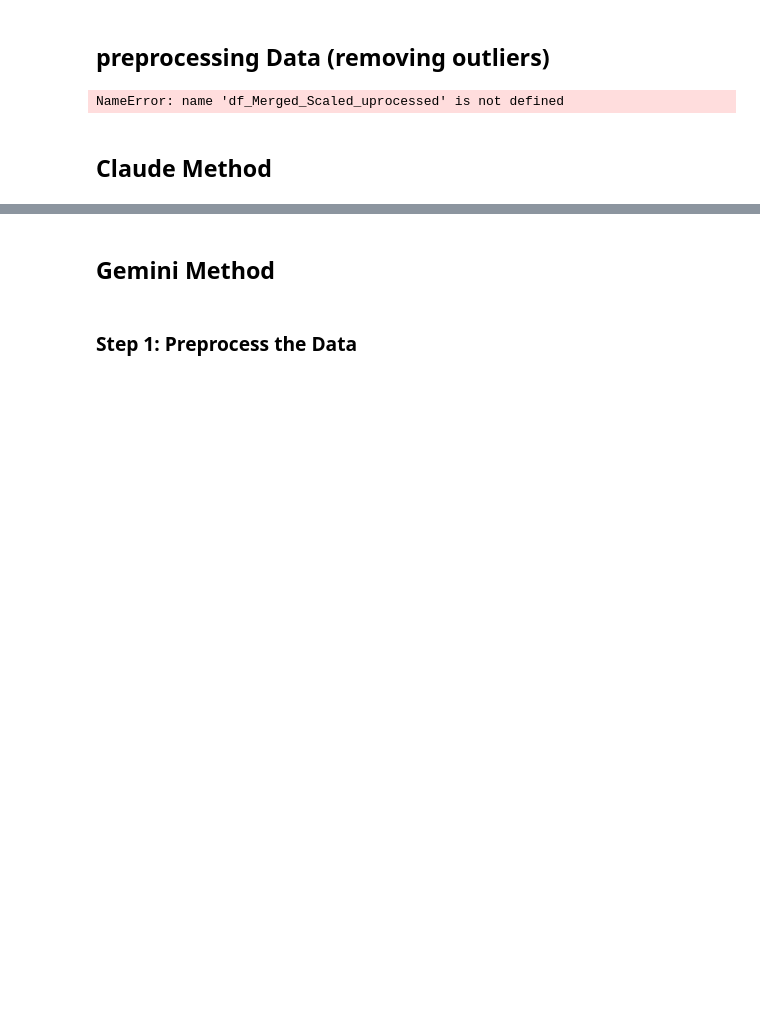
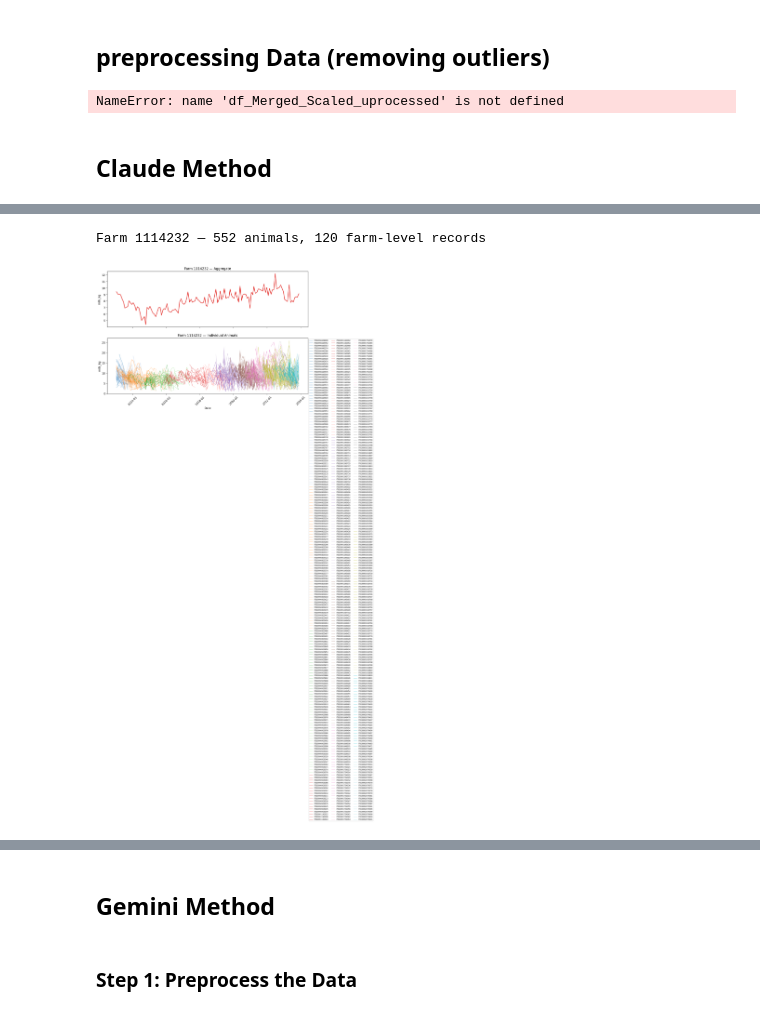
Before and after one commit to smsag99/Thesis, a Jupyter notebook: codes/Hierchical_Structure.ipynb, the cells around one changed output, grey strips where cells are left out. Cells and saved outputs as stored; diff of their text form; code cells hidden in the pictures; blank space fills up the shorter version.

```diff
--- a/codes/Hierchical_Structure.ipynb
+++ b/codes/Hierchical_Structure.ipynb
@@ -136,0 +256,54 @@ KeyError: 'fitted'
+# %%
+
+FARM_CODE = "1114232"                    # ← change this
+
+# Farm-level aggregate
+farm_df = (
+    hts[hts["series_id"] == f"Farm/{FARM_CODE}"]
+    .sort_values("dtt")
+    .reset_index(drop=True)
+)
+
+# All animals belonging to this farm
+animals_df = (
+    hts[hts["series_id"].str.startswith(f"{FARM_CODE}/")]
+    .sort_values(["series_id", "dtt"])
+    .reset_index(drop=True)
+)
+
+animal_ids = animals_df["series_id"].unique()
+print(f"Farm {FARM_CODE} — {len(animal_ids)} animals, {len(farm_df)} farm-level records")
+
+# Plot: farm aggregate on top, all animals below
+fig, (ax1, ax2) = plt.subplots(2, 1, figsize=(13, 8), sharex=True)
+
+# Top: farm aggregate
+ax1.plot(farm_df["dtt"], farm_df["milk_kg"], color="#E53935", linewidth=2)
+ax1.set_title(f"Farm {FARM_CODE} — Aggregate", fontsize=12)
+ax1.set_ylabel("milk_kg")
+
+# Bottom: individual animals (one line each)
+cmap = plt.cm.get_cmap("tab20", len(animal_ids))
+for k, sid in enumerate(animal_ids):
+    sub = animals_df[animals_df["series_id"] == sid]
+    ax2.plot(sub["dtt"], sub["milk_kg"], linewidth=0.8,
+             alpha=0.7, color=cmap(k), label=sid.split("/")[1])
+
+ax2.set_title(f"Farm {FARM_CODE} — Individual Animals", fontsize=12)
+ax2.set_ylabel("milk_kg")
+ax2.set_xlabel("Date")
+ax2.xaxis.set_major_formatter(mdates.DateFormatter("%Y-%m"))
+plt.xticks(rotation=45)
+
+# Legend outside if many animals
+if len(animal_ids) <= 15:
+    ax2.legend(fontsize=7, loc="upper left", ncol=2)
+else:
+    ax2.legend(fontsize=6, loc="upper left", ncol=3, bbox_to_anchor=(1, 1))
+
+plt.tight_layout()
+# plt.savefig("farm_plot.png", dpi=150, bbox_inches="tight")
+plt.show()
+# %% [output]
+Farm 1114232 — 552 animals, 120 farm-level records
+[figure, added]
```
Also changed, not shown: parts of 19 cells of this notebook.
